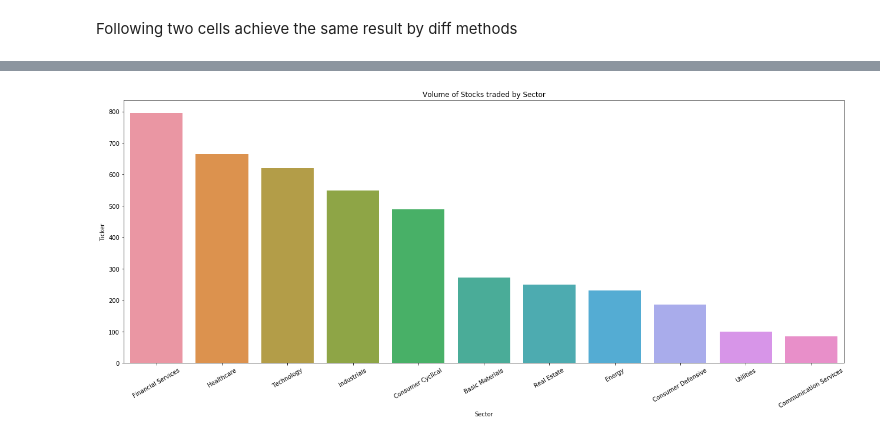
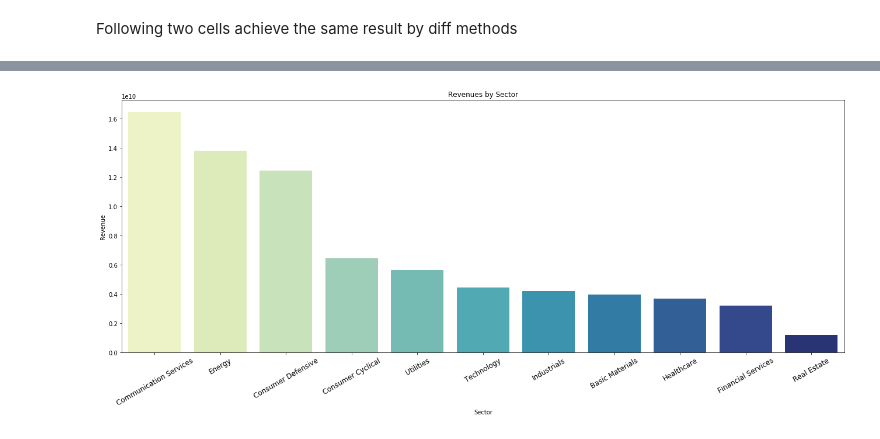
Before and after one commit to daniel-valdes/stock-eda, a Jupyter notebook: eda.ipynb, the cells around one changed output, grey strips where cells are left out. Saved outputs shown, nothing was run; the diff lists cells and outputs as text; code cells hidden in the pictures.

```diff
--- a/eda.ipynb
+++ b/eda.ipynb
@@ -54,10 +62,10 @@ Following two cells achieve the same result by diff methods
 # %%
-sector_count = pd.DataFrame(df.groupby(['Sector']).count()['Ticker']).reset_index().sort_values(by='Ticker', ascending=False)
+sector_rev = pd.DataFrame(df.groupby(['Sector']).mean()['Revenue']).reset_index().sort_values(by='Revenue', ascending=False)
 
 plt.figure(figsize=(18,8))
-plt.title('Volume of Stocks traded by Sector')
-sns.barplot(x = sector_count['Sector'], y = sector_count['Ticker']).set_xticklabels(labels = sector_count['Sector'], rotation=30)
+plt.title('Revenues by Sector')
+sns.barplot(x = sector_count['Sector'], y = sector_count['Revenue'], palette='YlGnBu',).set_xticklabels(labels = sector_count['Sector'], fontdict={'fontsize': 12}, rotation=30)
 plt.tight_layout()
 # plt.savefig(os.path.join('Figures','StockVolume_Sector.png'))
 # %% [output]
-[figure, old version]
+[figure, new version]
```
Also changed, not shown: parts of 8 cells of this notebook, 1 other file.
